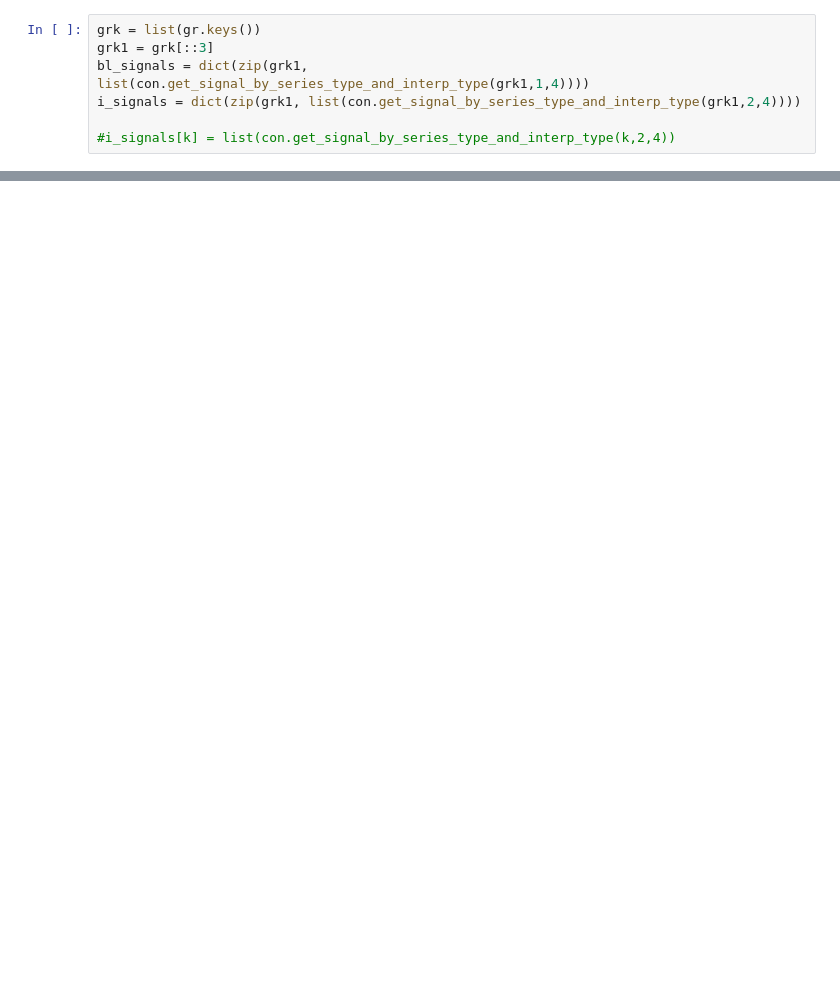
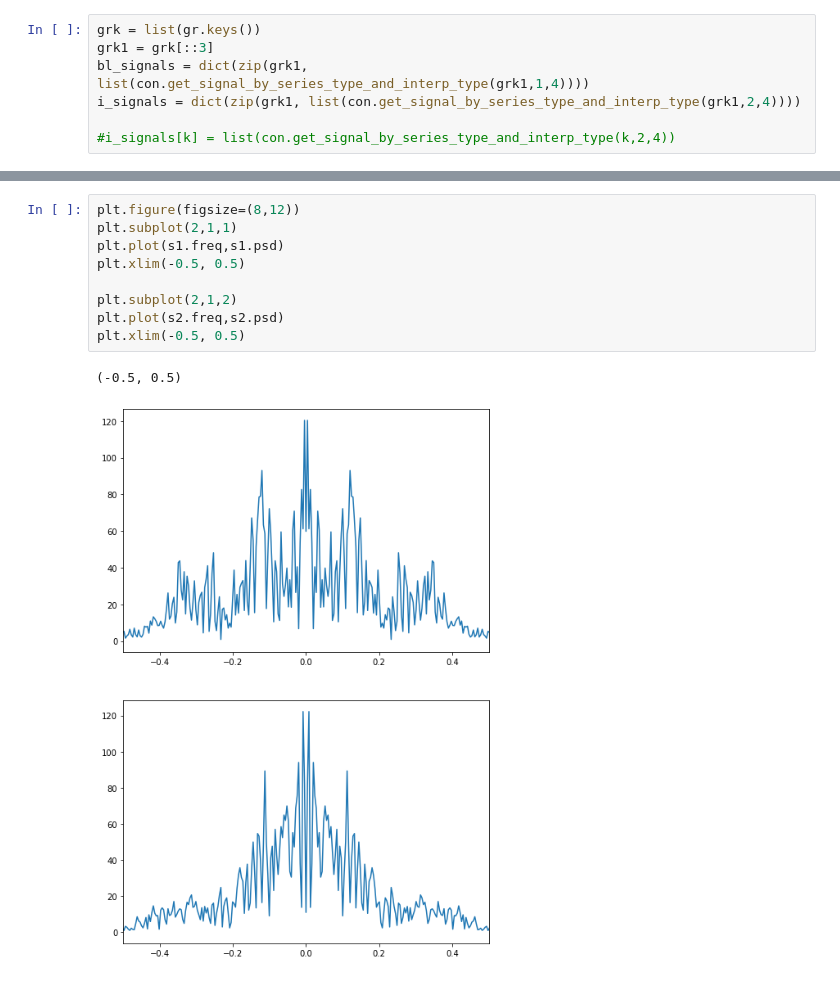
Before and after one commit to kishkash555/biu, a Jupyter notebook: Dissertation3/spectrums and correlations.ipynb, the cells around one changed output, grey strips where cells are left out. Drawn from its saved outputs; the diff is of its cells as text; blank space fills up the shorter version.

```diff
--- a/Dissertation3/spectrums and correlations.ipynb
+++ b/Dissertation3/spectrums and correlations.ipynb
@@ -40,0 +167,12 @@ i_signals = dict(zip(grk1, list(con.get_signal_by_series_type_and_interp_type(gr
+# %%
+plt.figure(figsize=(8,12))
+plt.subplot(2,1,1)
+plt.plot(s1.freq,s1.psd)
+plt.xlim(-0.5, 0.5)
+
+plt.subplot(2,1,2)
+plt.plot(s2.freq,s2.psd)
+plt.xlim(-0.5, 0.5)
+# %% [output]
+(-0.5, 0.5)
+[figure, added]
```
Also changed, not shown: parts of 18 cells of this notebook, 1 other file.
